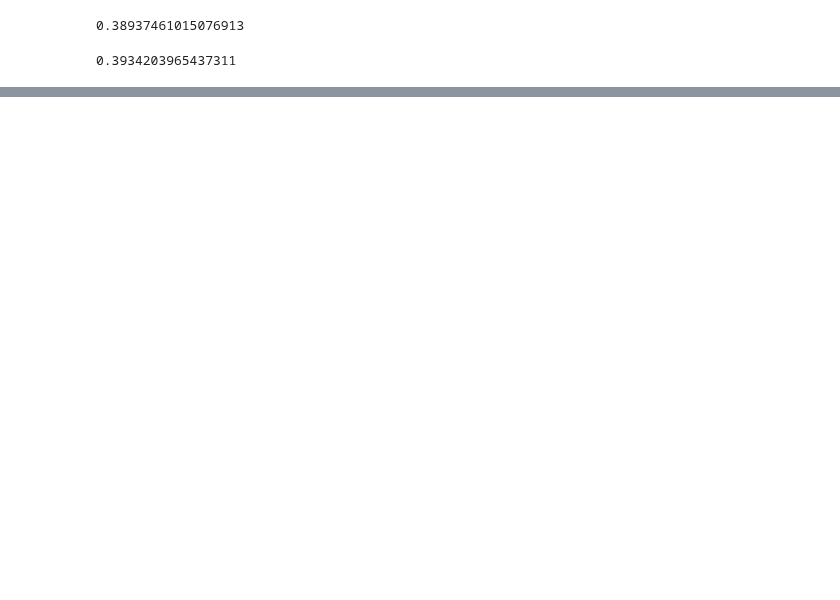
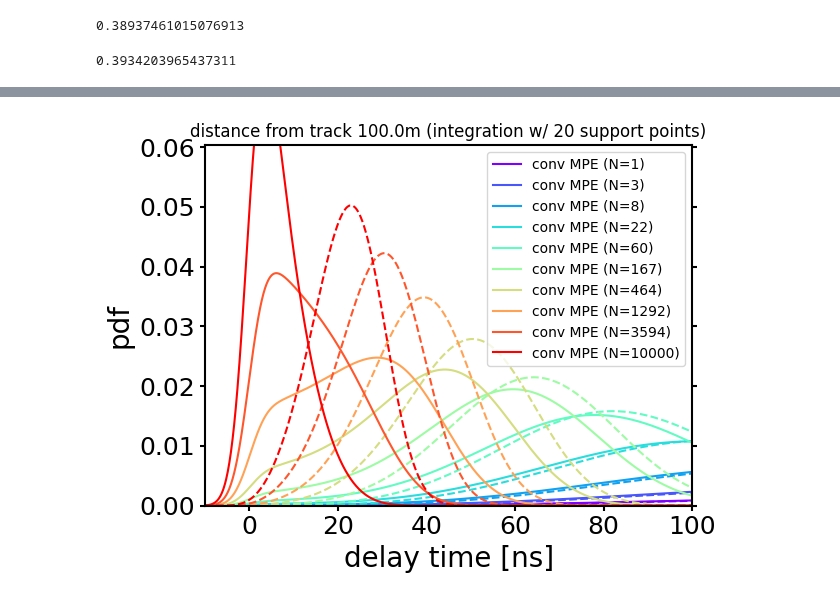
Before and after one commit to rishibbdb/TPN_DeV, a Jupyter notebook: dev/notebooks/approx_gamma_inc.ipynb, the cells around one changed output, grey strips where cells are left out. Drawn from its saved outputs; the diff is of its cells as text; code cells hidden in the pictures; blank space fills up the shorter version.

```diff
--- a/dev/notebooks/approx_gamma_inc.ipynb
+++ b/dev/notebooks/approx_gamma_inc.ipynb
@@ -200,3 +200,31 @@ plt.show()
+# %%
+from matplotlib.pyplot import cm
+
+fig, ax = plt.subplots()
+xvals = np.linspace(-20, 100, 1000)
+
+y_max = 0
+n_photons = jnp.array(np.logspace(0.0, 4.0, 10))
+color = cm.rainbow(np.linspace(0, 1, len(n_photons)))
+
+for i, n_p in enumerate(n_photons):
+    ys = convolved_mpe_triple_gamma_approx_v1d_x(xvals, mix_probs, gamma_a, gamma_b, n_p, jnp.array(3.0))
+    plt.plot(xvals, ys, label=f'conv MPE (N={n_p:.0f})', color=color[i])
+    ys = convolved_mpe_triple_gamma_v1d_x(xvals, mix_probs, gamma_a, gamma_b, n_p, jnp.array(3.0))
+    plt.plot(xvals, ys, linestyle='dashed', color=color[i])
+    y_max = np.amax([y_max, np.amax(ys)])
+
+plot_args = {'xlim':[-10, 100],
+                     'ylim':[0.0, 1.2*y_max],
+                     'xlabel':'delay time [ns]',
+                     'ylabel':'pdf'}
+
+adjust_plot_1d(fig, ax, plot_args=plot_args)
+plt.title(f"distance from track {dist:.1f}m (integration w/ 20 support points)")
+plt.tight_layout()
+plt.show()
+# %% [output]
+[figure, added]
 # %%
 from matplotlib.pyplot import cm
 
```
Also changed, not shown: parts of 10 cells of this notebook, 7 other files.
